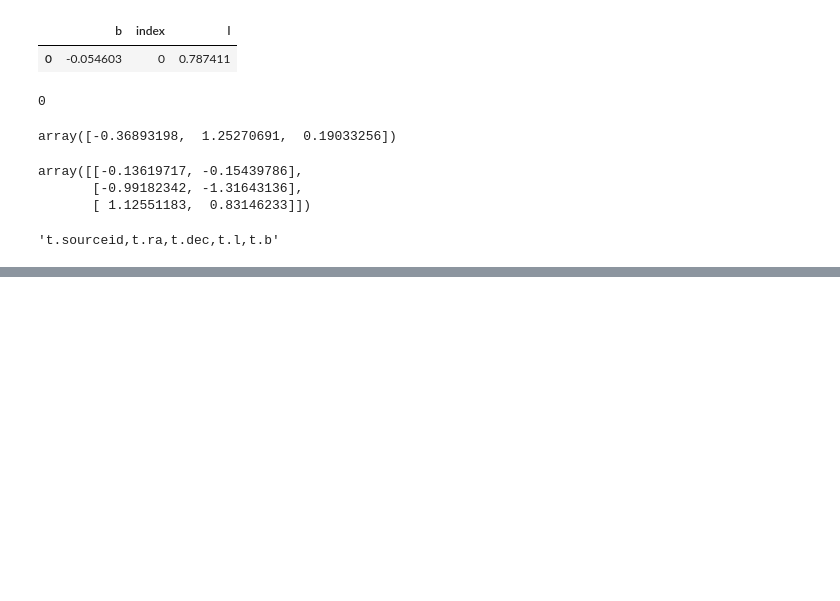
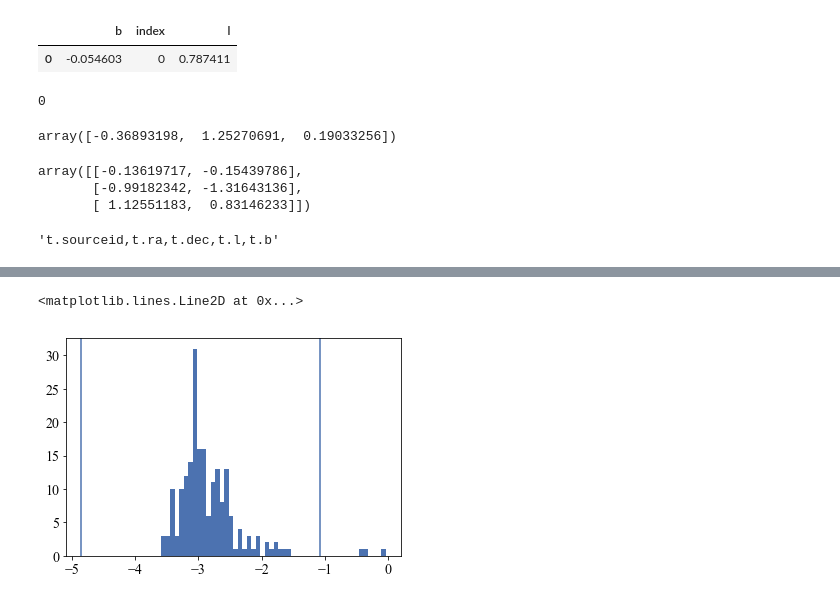
Before and after one commit to thomasmolnar/virac_classifier, a Jupyter notebook: test_notebooks/test.ipynb, the cells around one changed output, grey strips where cells are left out. Drawn from its saved outputs; the diff is of its cells as text; code cells hidden in the pictures; blank space fills up the shorter version.

```diff
--- a/test_notebooks/test.ipynb
+++ b/test_notebooks/test.ipynb
@@ -226,0 +294,12 @@ sqlutil.upload('jason_sanders.variable_training_set_virac2',
+# %%
+f='JK_col'
+lgg = lambda x: np.log10(x)
+lgg = lambda x: x
+plt.hist(lgg(tmp[f]).replace(np.inf,np.nan),bins=50);
+sigma = 0.25*np.diff(np.nanpercentile(lgg(tmp[f]).replace(np.inf,np.nan),[5.,95.]))[0]
+med = np.nanpercentile(lgg(tmp[f]).replace(np.inf,np.nan),50.)
+plt.axvline(med-5*sigma)
+plt.axvline(med+5*sigma)
+# %% [output]
+<matplotlib.lines.Line2D at 0x...>
+[figure, added]
```
Also changed, not shown: parts of 18 cells of this notebook, 7 other files.
